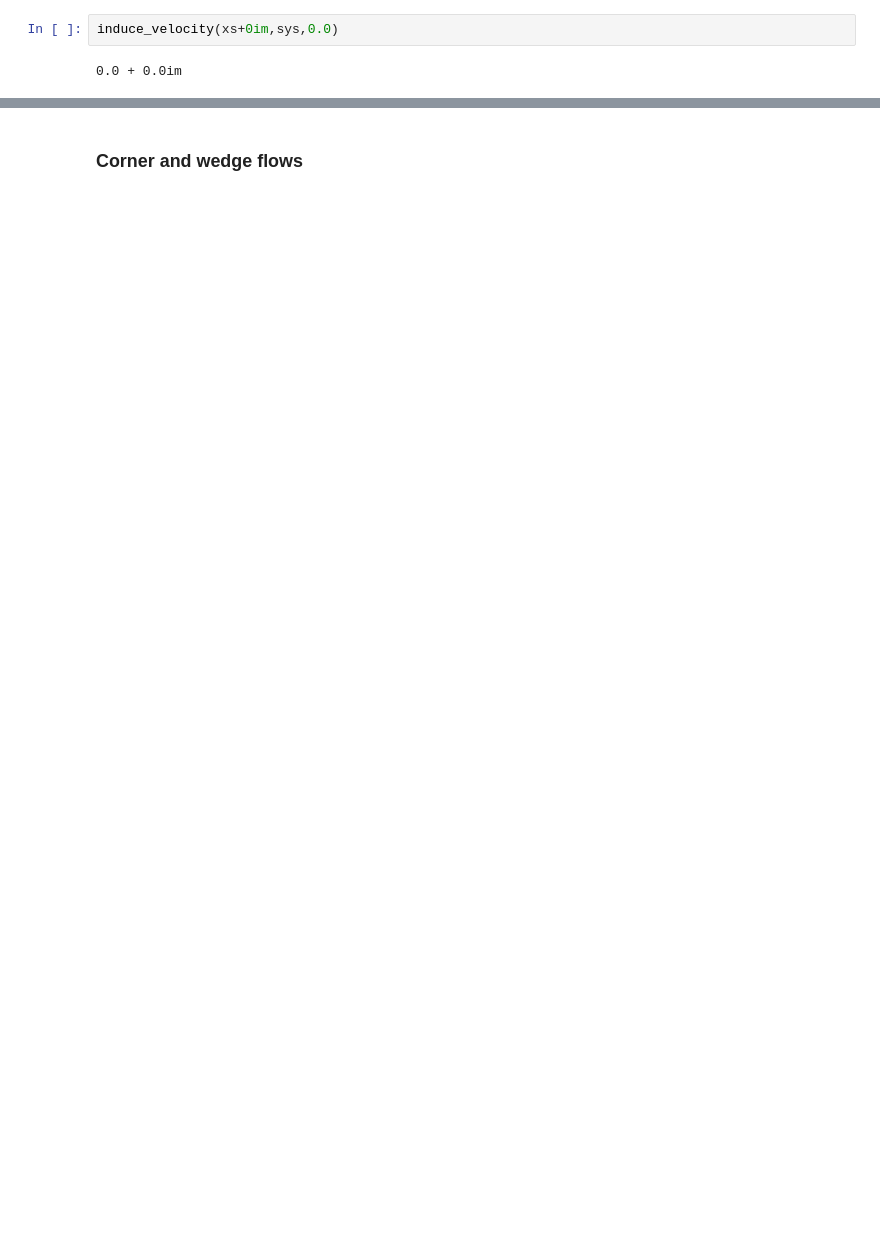
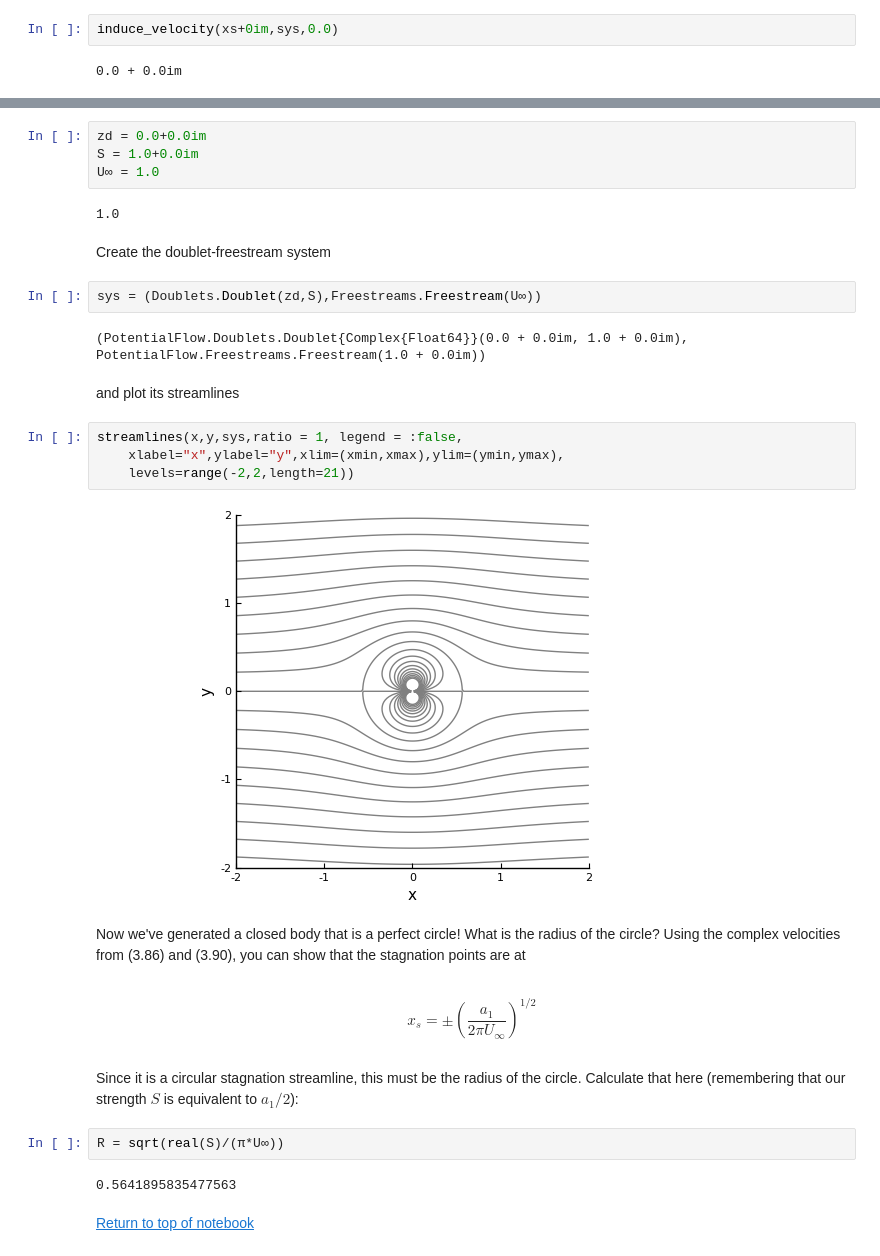
Before and after one commit to jdeldre/BookExamples, a Jupyter notebook: src/3.2-PotentialFlowsInPlane.ipynb, the cells around one changed output, grey strips where cells are left out. Saved outputs shown, nothing was run; the diff lists cells and outputs as text; blank space fills up the shorter version.

```diff
--- a/src/3.2-PotentialFlowsInPlane.ipynb
+++ b/src/3.2-PotentialFlowsInPlane.ipynb
@@ -221,4 +237,34 @@ If we combine a doublet, whose axis lies along the $x$ axis, with a uniform flow
-# %% [markdown]
-### Corner and wedge flows
+# %%
+zd = 0.0+0.0im
+S = 1.0+0.0im
+U∞ = 1.0
+# %% [output]
+1.0
+# %% [markdown]
+Create the doublet-freestream system
+# %%
+sys = (Doublets.Doublet(zd,S),Freestreams.Freestream(U∞))
+# %% [output]
+(PotentialFlow.Doublets.Doublet{Complex{Float64}}(0.0 + 0.0im, 1.0 + 0.0im), PotentialFlow.Freestreams.Freestream(1.0 + 0.0im))
+# %% [markdown]
+and plot its streamlines
+# %%
+streamlines(x,y,sys,ratio = 1, legend = :false,
+    xlabel="x",ylabel="y",xlim=(xmin,xmax),ylim=(ymin,ymax),
+    levels=range(-2,2,length=21))
+# %% [output]
+[figure, added]
+# %% [markdown]
+Now we've generated a closed body that is a perfect circle! What is the radius of the circle? Using the complex velocities from (3.86) and (3.90), you can show that the stagnation points are at
+# %% [markdown]
+$$x_s = \pm \left( \dfrac{a_1}{2 \pi U_\infty}\right)^{1/2} $$
+# %% [markdown]
+Since it is a circular stagnation streamline, this must be the radius of the circle. Calculate that here (remembering that our strength $S$ is equivalent to $a_1/2$):
+# %%
+R = sqrt(real(S)/(π*U∞))
+# %% [output]
+0.5641895835477563
+# %% [markdown]
+[Return to top of notebook](#top)
 # %% [markdown]
 <!--NAVIGATION-->
```
Also changed, not shown: parts of 21 cells of this notebook, 3 other files.
